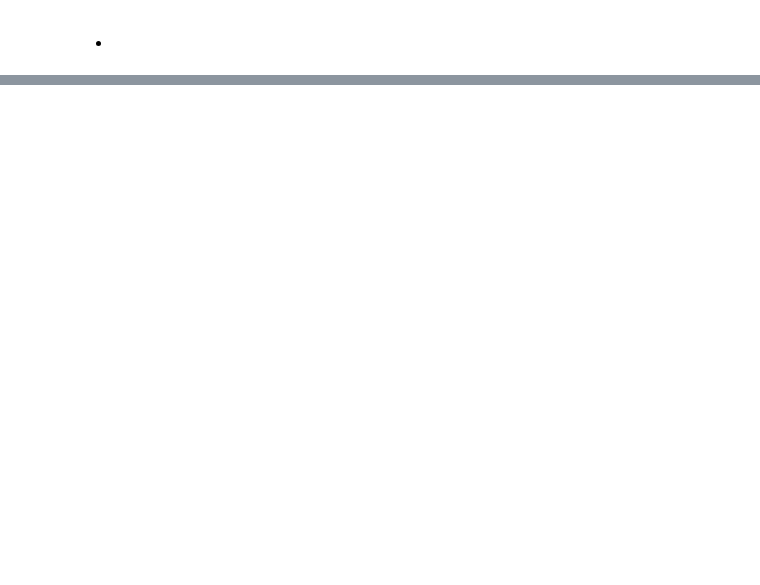
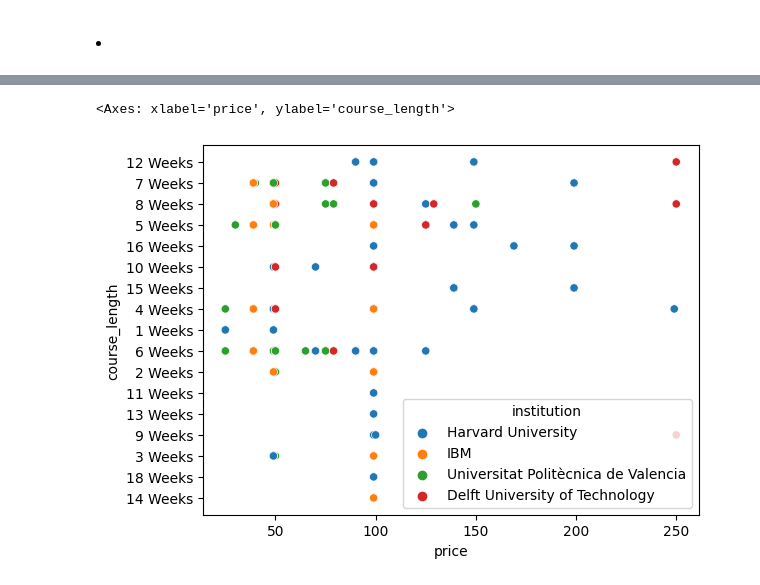
Before and after one commit to fran-as/MOOCs_BA, a Jupyter notebook: EDA_edx_courses.ipynb, the cells around one changed output, grey strips where cells are left out. Cells and saved outputs as stored; diff of their text form; code cells hidden in the pictures; blank space fills up the shorter version.

```diff
--- a/EDA_edx_courses.ipynb
+++ b/EDA_edx_courses.ipynb
@@ -638,0 +724,5 @@ filas_duplicadas.head(20)
+# %%
+sns.scatterplot(x='price', y='course_length',hue='institution', data=edx_courses[edx_courses['institution'].isin(['Harvard University','Universitat Politècnica de Valencia','	Massachusetts Institute of Technology','IBM','Delft University of Technology'])])
+# %% [output]
+<Axes: xlabel='price', ylabel='course_length'>
+[figure, added]
```
Also changed, not shown: parts of 79 cells of this notebook, 2 other files.
